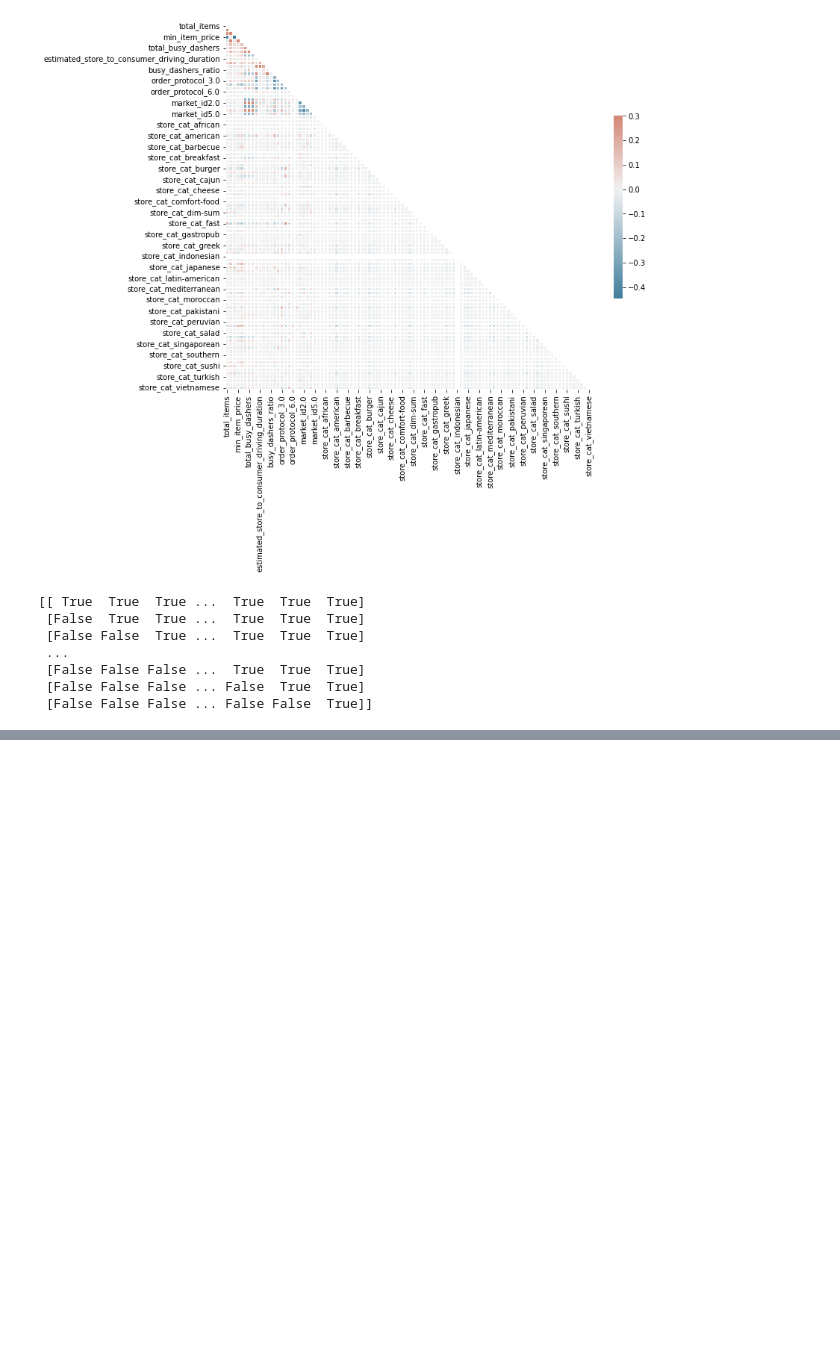
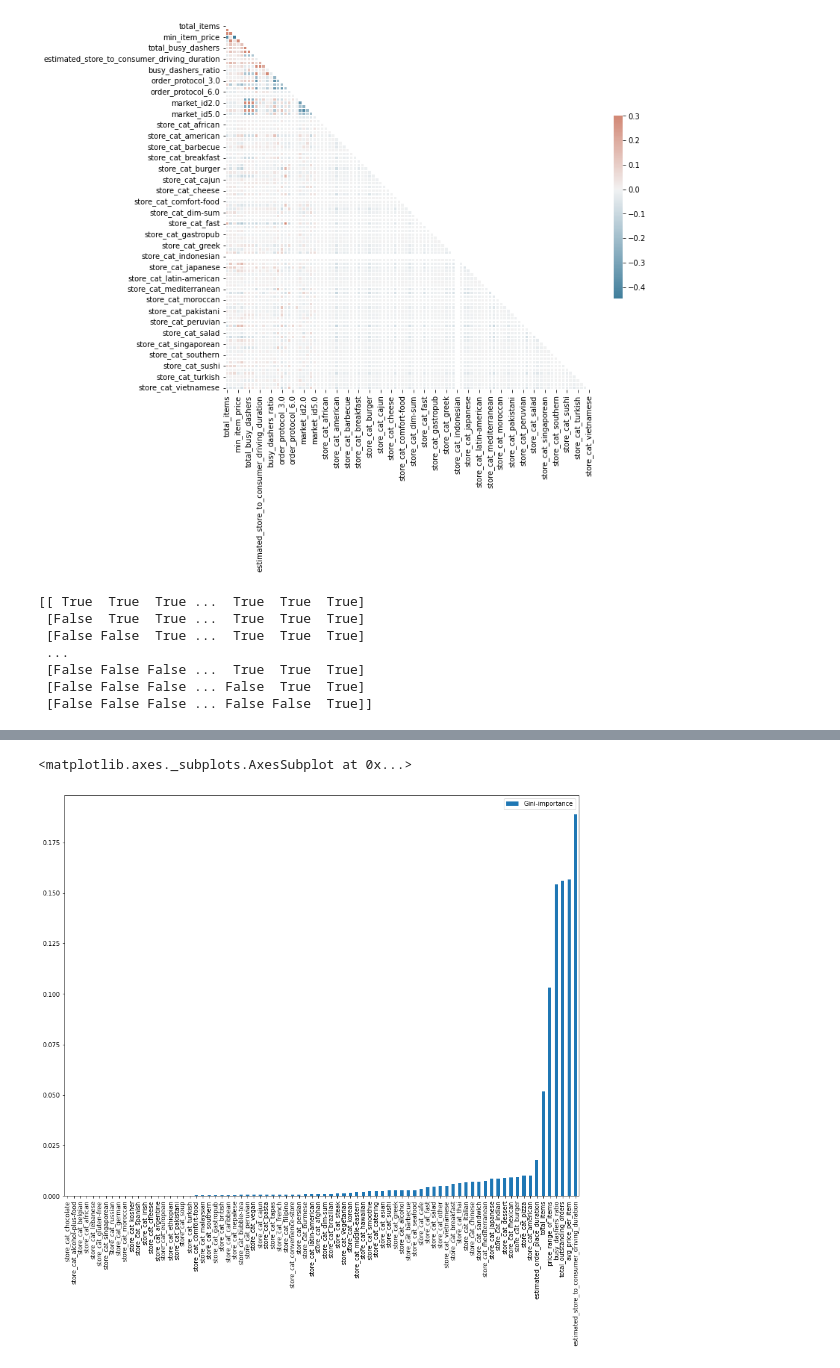
Before and after one commit to khalid23/DoorDash, a Jupyter notebook: DoorDash.ipynb, the cells around one changed output, grey strips where cells are left out. Drawn from its saved outputs; the diff is of its cells as text; code cells hidden in the pictures; blank space fills up the shorter version.

```diff
--- a/DoorDash.ipynb
+++ b/DoorDash.ipynb
@@ -337,0 +532,12 @@ print(mask)
+# %%
+#compute VIF score using variance_inflation_factor( function
+def compute_vif(features):
+    vif_data = pd.DataFrame()
+    vif_data['feature'] = features
+    vif_data['VIF'] =[variance_inflation_factor(train_df[features].values, i) for i in range(len(features))]
+    return vif_data.sort_values(by=['VIF']).reset_index(drop=True)
+# %%
+# apply VIF computation to all columns
+features = train_df.drop(columns=["total_delivery_time"]).columns.to_list()
+vif_data = compute_vif(features)
+vif_data
@@ -337,0 +558,13 @@ print(mask)
+# %%
+# drop with highest vif score until all vif scores are under 20
+multicollinearity = True
+
+while multicollinearity:
+    highest_vif_feature = vif_data['feature'].values.tolist()[-1]
+    print("I will remove", highest_vif_feature)
+    features.remove(highest_vif_feature)
+    vif_data = compute_vif(features)
+    multicollinearity = False if len(vif_data[vif_data.VIF > 20]) == 0 else True
+
+selected_features = vif_data['feature'].values.tolist()
+vif_data
@@ -337,0 +586,22 @@ print(mask)
+# %%
+from sklearn.ensemble import RandomForestRegressor
+from sklearn.model_selection import train_test_split
+
+# selected features are selected in multicollinearity check part
+X = train_df[selected_features]
+y = train_df["total_delivery_time"]
+X_train, X_test, y_train, y_test = train_test_split(
+    X, y, test_size=0.2, random_state=42)
+# %%
+feature_names = [f"feature {i}" for i in range((X.shape[1]))]
+forest = RandomForestRegressor(random_state=42)
+forest.fit(X_train, y_train)
+feats = {} # a dict to hold feature_name: feature_importance
+for feature, importance in zip(X.columns, forest.feature_importances_):
+    feats[feature] = importance #add the name/value pair
+
+importances = pd.DataFrame.from_dict(feats, orient='index').rename(columns={0: 'Gini-importance'})
+importances.sort_values(by='Gini-importance').plot(kind='bar', rot=90, figsize=(15,12))
+# %% [output]
+<matplotlib.axes._subplots.AxesSubplot at 0x...>
+[figure, added]
```
Also changed, not shown: parts of 19 cells of this notebook.
